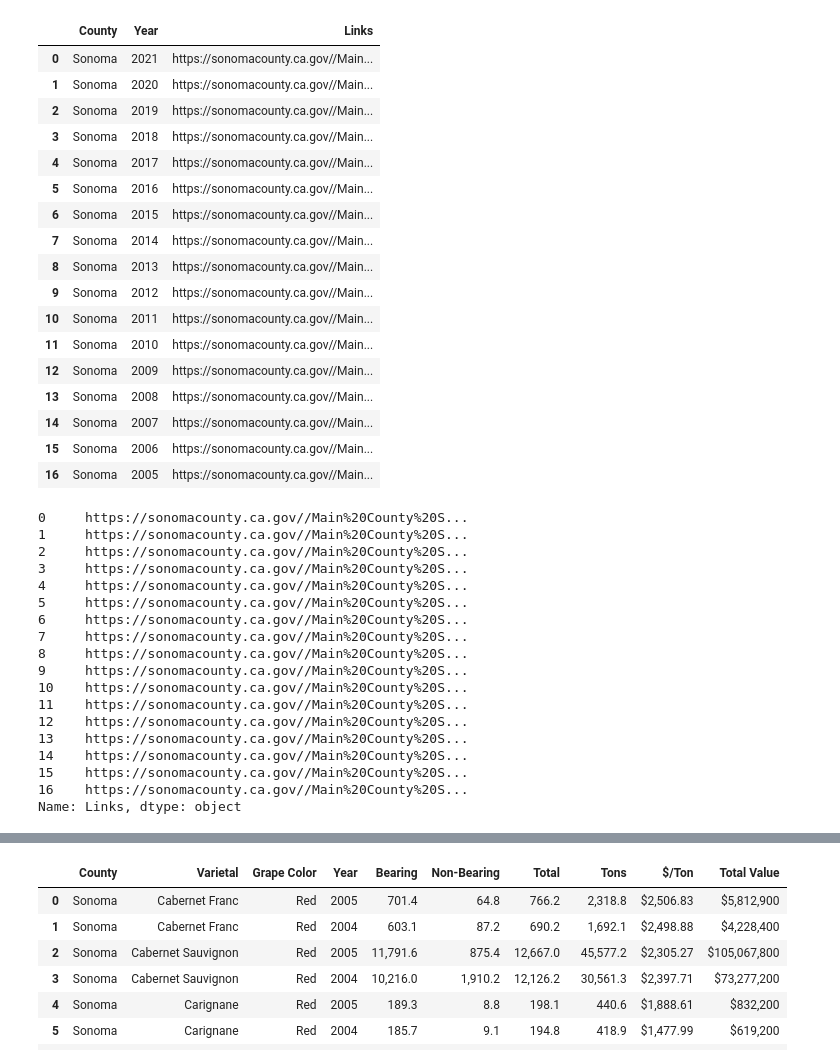
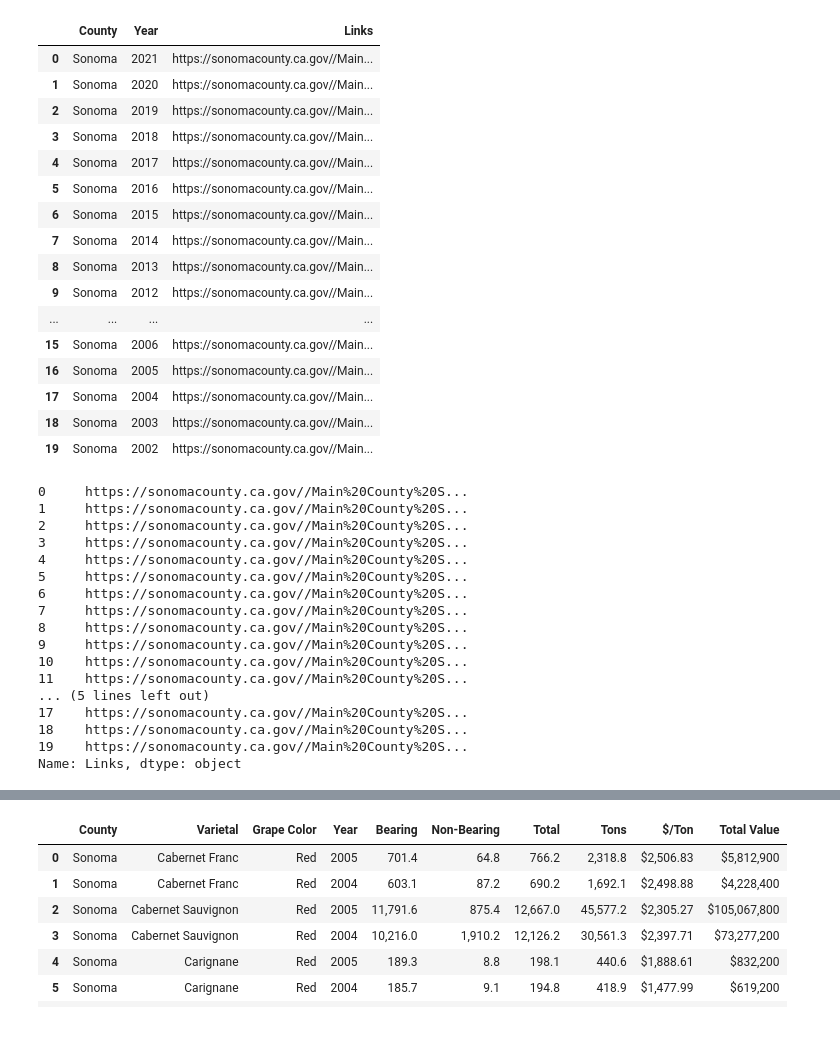
Before and after one commit to oscar6688/Farm-Smoke-Project, a Jupyter notebook: 2010s-2020s_sonoma.ipynb, the cells around one changed output, grey strips where cells are left out. Drawn from its saved outputs; the diff is of its cells as text; code cells hidden in the pictures; blank space fills up the shorter version.

```diff
--- a/2010s-2020s_sonoma.ipynb
+++ b/2010s-2020s_sonoma.ipynb
@@ -19,27 +19,26 @@ pd.options.mode.chained_assignment = None  # default='warn'
 # If encounter SSL certify error - go to your Python 3.x.x folder and install Certification
 # %%
 csv = pd.read_csv('farm_smoke.csv')
-sonoma_data = csv.query('County == "Sonoma" and Year >= 2005').copy().reset_index(drop=True)
+sonoma_data = csv.query('County == "Sonoma" and Year >= 2002').copy().reset_index(drop=True)
 sonoma_data
 # %% [output]
 |  | County | Year | Links |
 | 0 | Sonoma | 2021 | https://sonomacounty.ca.gov//Main... |
 | 1 | Sonoma | 2020 | https://sonomacounty.ca.gov//Main... |
 | 2 | Sonoma | 2019 | https://sonomacounty.ca.gov//Main... |
 | 3 | Sonoma | 2018 | https://sonomacounty.ca.gov//Main... |
 | 4 | Sonoma | 2017 | https://sonomacounty.ca.gov//Main... |
 | 5 | Sonoma | 2016 | https://sonomacounty.ca.gov//Main... |
 | 6 | Sonoma | 2015 | https://sonomacounty.ca.gov//Main... |
 | 7 | Sonoma | 2014 | https://sonomacounty.ca.gov//Main... |
 | 8 | Sonoma | 2013 | https://sonomacounty.ca.gov//Main... |
 | 9 | Sonoma | 2012 | https://sonomacounty.ca.gov//Main... |
-| 10 | Sonoma | 2011 | https://sonomacounty.ca.gov//Main... |
-| 11 | Sonoma | 2010 | https://sonomacounty.ca.gov//Main... |
-| 12 | Sonoma | 2009 | https://sonomacounty.ca.gov//Main... |
-| 13 | Sonoma | 2008 | https://sonomacounty.ca.gov//Main... |
-| 14 | Sonoma | 2007 | https://sonomacounty.ca.gov//Main... |
+| ... | ... | ... | ... |
 | 15 | Sonoma | 2006 | https://sonomacounty.ca.gov//Main... |
 | 16 | Sonoma | 2005 | https://sonomacounty.ca.gov//Main... |
+| 17 | Sonoma | 2004 | https://sonomacounty.ca.gov//Main... |
+| 18 | Sonoma | 2003 | https://sonomacounty.ca.gov//Main... |
+| 19 | Sonoma | 2002 | https://sonomacounty.ca.gov//Main... |
 # %%
 urls = sonoma_data['Links']
 urls
@@ -56,11 +55,10 @@ urls
 9     https://sonomacounty.ca.gov//Main%20County%20S...
 10    https://sonomacounty.ca.gov//Main%20County%20S...
 11    https://sonomacounty.ca.gov//Main%20County%20S...
-12    https://sonomacounty.ca.gov//Main%20County%20S...
-13    https://sonomacounty.ca.gov//Main%20County%20S...
-14    https://sonomacounty.ca.gov//Main%20County%20S...
-15    https://sonomacounty.ca.gov//Main%20County%20S...
-16    https://sonomacounty.ca.gov//Main%20County%20S...
+... (5 lines left out)
+17    https://sonomacounty.ca.gov//Main%20County%20S...
+18    https://sonomacounty.ca.gov//Main%20County%20S...
+19    https://sonomacounty.ca.gov//Main%20County%20S...
 Name: Links, dtype: object
 # %%
 # Note 1: 2021 - 2017 can work together
```
Also changed, not shown: parts of 21 cells of this notebook.
